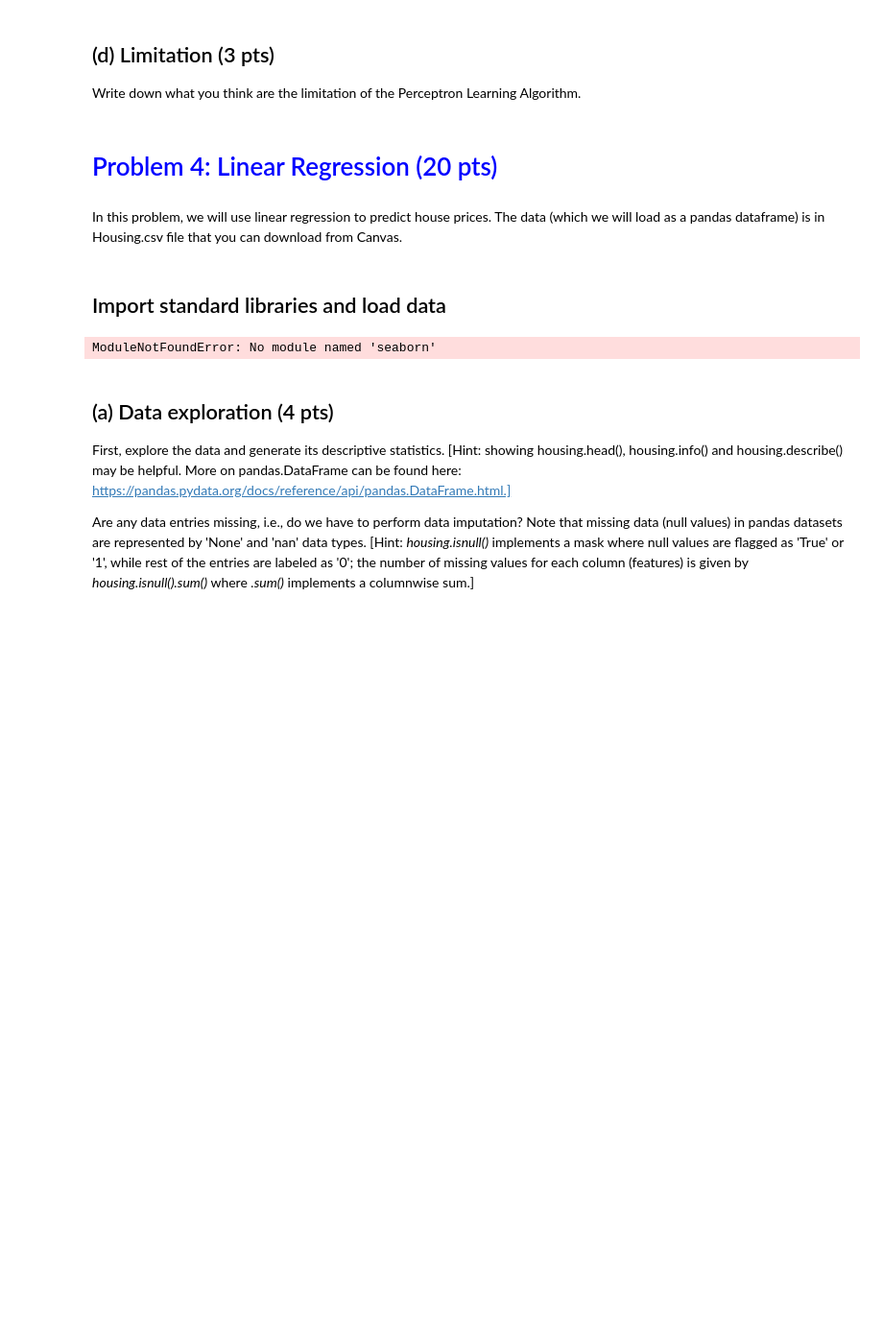
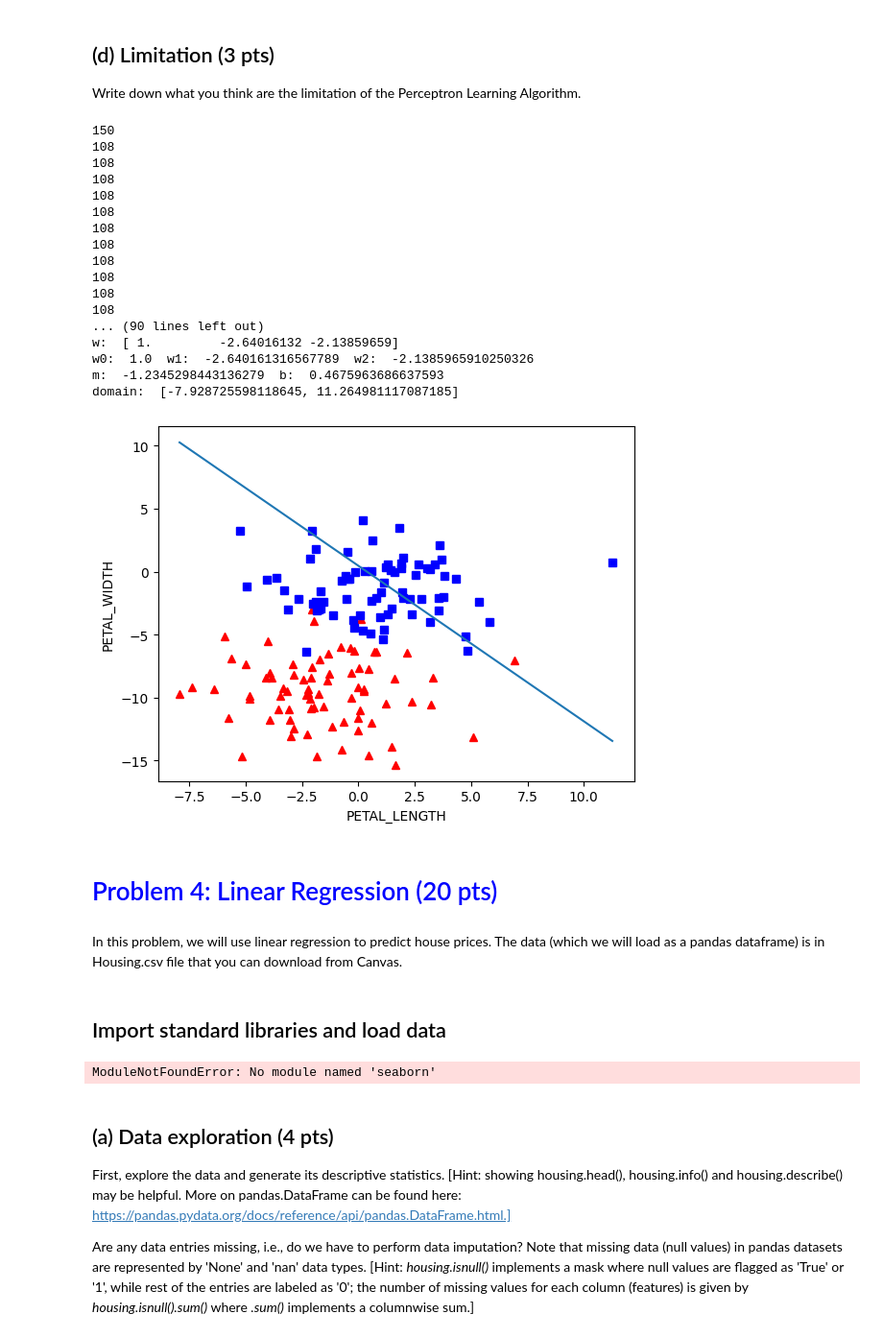
Before and after one commit to jag2k2/ut-stat-ml, a Jupyter notebook: HW1/Homework1Programming.ipynb, the cells around one changed output. Shown at 96% size. Saved outputs shown, nothing was run; the diff lists cells and outputs as text; code cells hidden in the pictures; blank space fills up the shorter version.

```diff
--- a/HW1/Homework1Programming.ipynb
+++ b/HW1/Homework1Programming.ipynb
@@ -154,6 +146,68 @@ plt.show()
 # %% [markdown]
 ## (d) Limitation (3 pts)
 Write down what you think are the limitation of the Perceptron Learning Algorithm.
+# %%
+# 4 features (0:Petal Length, 1:Petal Width, 2:Sepal Length, 3:Sepal Width)
+
+from sklearn import datasets
+X, y = datasets.make_blobs(n_samples=150,n_features=2,
+                           centers=2,cluster_std=2.5,
+                           random_state=2)
+y = y[:, np.newaxis]
+X = np.hstack((X,y))
+
+num_iter = 100
+w, misclassified_, misclassified_portion = perceptron(X, num_iter)
+
+def make_scatter_with_h(data, y_plot, x_plot, w):
+    print(x_plot.value)
+    print(y_plot.value)
+    print("w: ", w)
+    w0 = w[0]
+    w1 = w[x_plot.value+1]
+    w2 = w[y_plot.value+1]
+    print("w0: ", w0, " w1: ", w1, " w2: ", w2)
+    m = float(-w1/w2)
+    b = float(-w0/w2)
+    print("m: ", m, " b: ", b)
+
+    y = data[:,-1]
+    plt.plot(data[:, 0][y==0], data[:, 1][y==0], "r^")
+    plt.plot(data[:, 0][y==1], data[:, 1][y==1], "bs")
+
+    # plt.scatter(np.array(data[:50,x_plot.value]), np.array(data[:50,y_plot.value]), marker='o', label='setosa')
+    # plt.scatter(np.array(data[50:,x_plot.value]), np.array(data[50:,y_plot.value]), marker='x', label='versicolor')
+    plt.xlabel(x_plot.name)
+    plt.ylabel(y_plot.name)
+
+    domain_h = [min(data[:,x_plot.value]), max(data[:,x_plot.value])]
+    print("domain: ", domain_h)
+    h_plot = [m*x + b for x in domain_h]
+    plt.plot(domain_h, h_plot)
+    plt.show()
+
+
+# 3. Y: petal length, X: petal width;
+make_scatter_with_h(X, Feature.PETAL_WIDTH, Feature.PETAL_LENGTH, w)
+# %% [output]
+150
+108
+108
+108
+108
+108
+108
+108
+108
+108
+108
+108
+... (90 lines left out)
+w:  [ 1.         -2.64016132 -2.13859659]
+w0:  1.0  w1:  -2.640161316567789  w2:  -2.1385965910250326
+m:  -1.2345298443136279  b:  0.4675963686637593
+domain:  [-7.928725598118645, 11.264981117087185]
+[figure, added]
 # %% [markdown]
 # <font color='blue'> Problem 4: Linear Regression (20 pts) </font>
 # %% [markdown]
```
Also changed, not shown: parts of 3 cells of this notebook.
